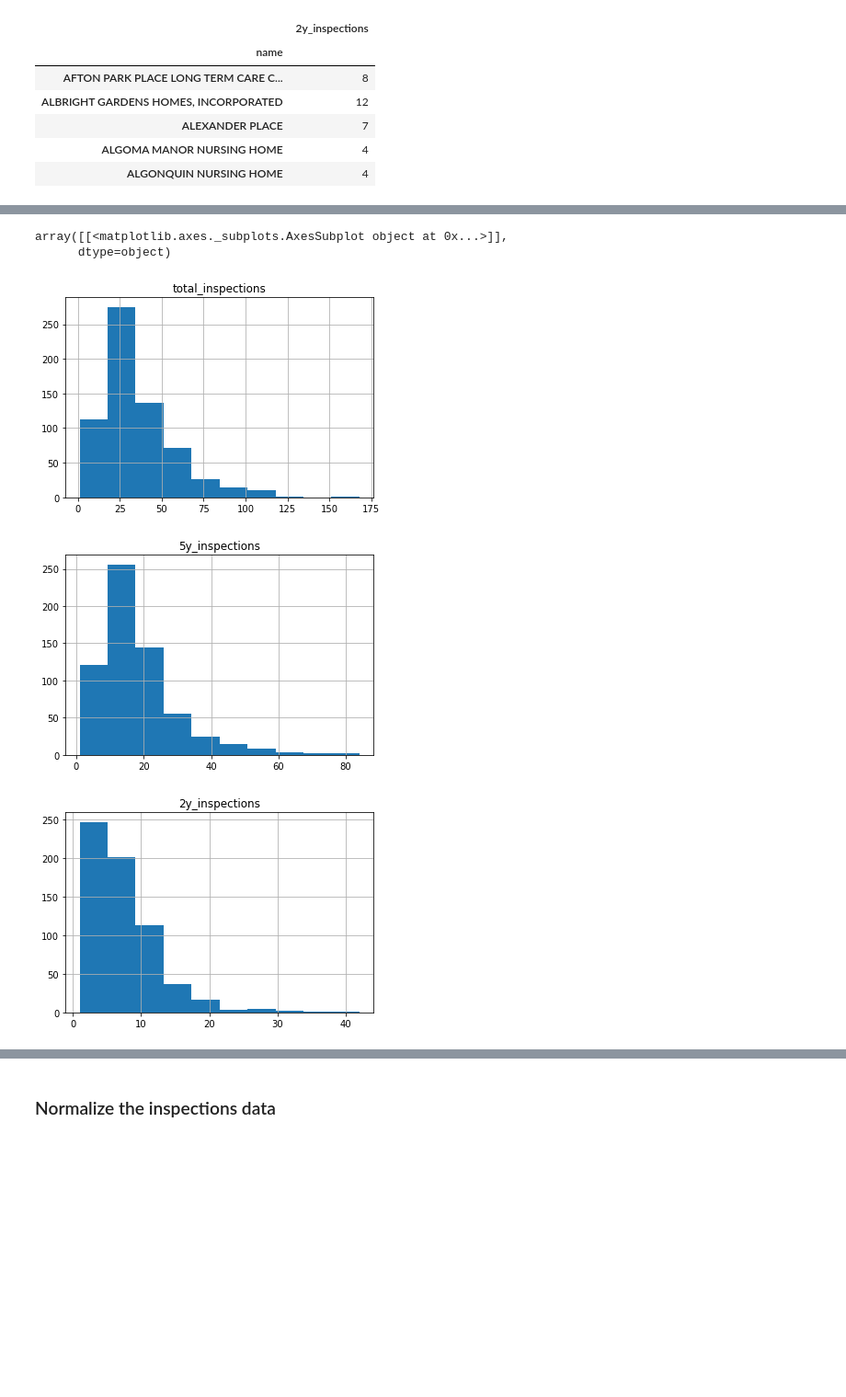
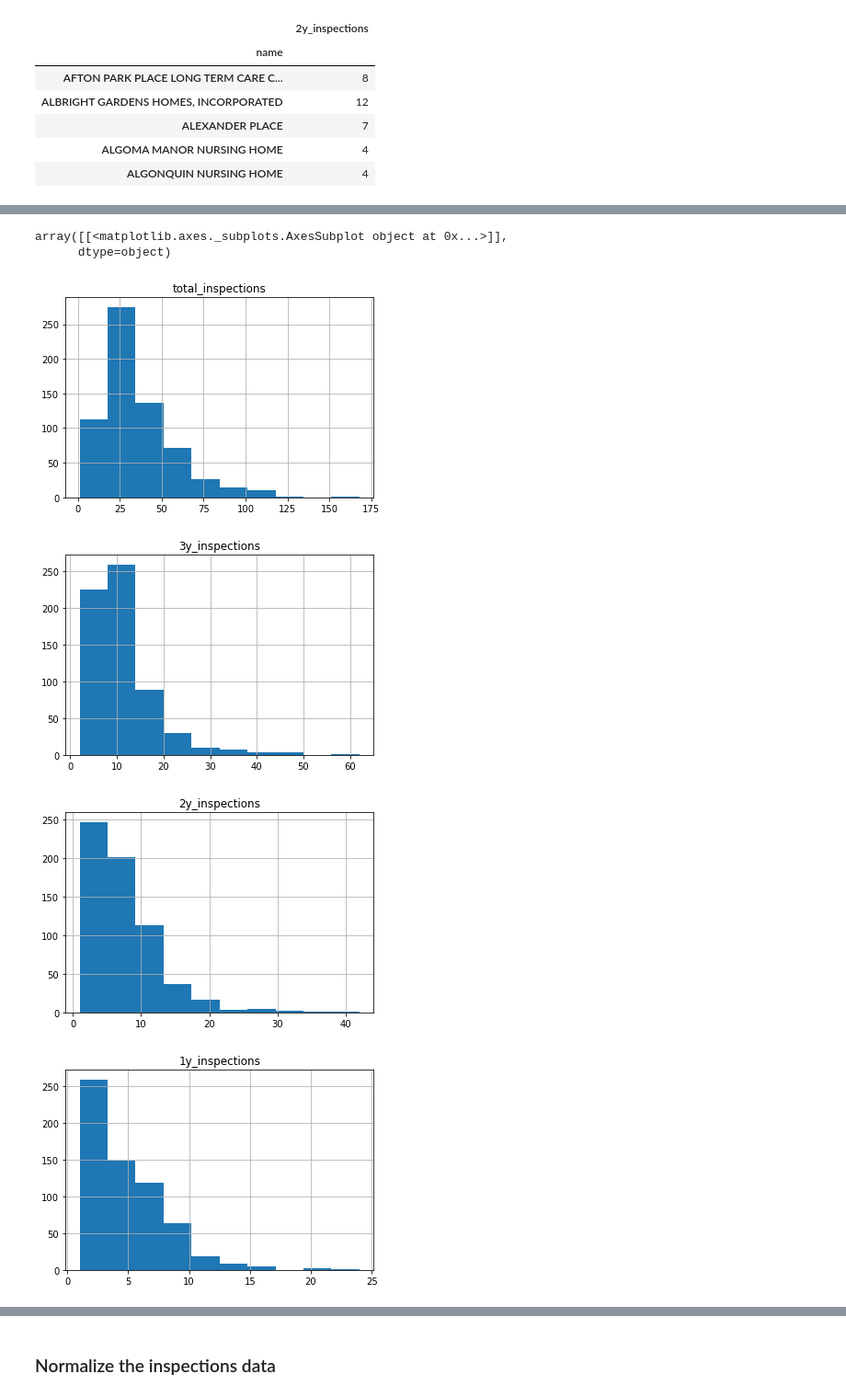
Before and after one commit to nganlyle/wrangle_covid, a Jupyter notebook: LTChomes_analysis_ON/webscraping/LTCgen_data_process.ipynb, the cells around one changed output, grey strips where cells are left out. Shown at 92% size. Drawn from its saved outputs; the diff is of its cells as text; code cells hidden in the pictures; blank space fills up the shorter version.

```diff
--- a/LTChomes_analysis_ON/webscraping/LTCgen_data_process.ipynb
+++ b/LTChomes_analysis_ON/webscraping/LTCgen_data_process.ipynb
@@ -212,12 +212,12 @@ memory usage: 10.2+ KB
 | 3 | ALGOMA DISTRICT HOMES FOR THE AGE... | 5 |
 | 4 | ALGOMA MANOR NURSING HOME | 20 |
 # %%
-# filter for inspections in last 5y - Jan 2015 to end date
-df_5y = inspect[(inspect['inspection_dates'] > '2014-12-31') & (inspect['inspection_dates'] < end_date)]
+# filter for inspections in last 3y - Jan 2017 to end date
+df_3y = inspect[(inspect['inspection_dates'] > '2016-12-31') & (inspect['inspection_dates'] < end_date)]
 
-# create df with number of inspections in the last 5 years
-df_5y = df_5y.groupby(['name']).size().to_frame('5y_inspections')
-df_5y.info()
-df_5y.head()
+# create df with number of inspections in the last 3 years
+df_3y = df_3y.groupby(['name']).size().to_frame('3y_inspections')
+df_3y.info()
+df_3y.head()
 # %% [output]
 <class 'pandas.core.frame.DataFrame'>
@@ -259,3 +259,11 @@ memory usage: 9.8+ KB
 | ALEXANDER PLACE | 7 |
 | ALGOMA MANOR NURSING HOME | 4 |
 | ALGONQUIN NURSING HOME | 4 |
+# %%
+# filter for inspections in last 1y - Jan 2019 to end date
+df_1y = inspect[(inspect['inspection_dates'] > '2018-12-31') & (inspect['inspection_dates'] < end_date)]
+
+# create df with number of inspections in the last 1 years
+df_1y = df_1y.groupby(['name']).size().to_frame('1y_inspections')
+df_1y.info()
+df_1y.head()
@@ -262,20 +286,22 @@ memory usage: 9.8+ KB
 # %%
 df_total.hist(column='total_inspections')
-df_5y.hist(column='5y_inspections')
+df_3y.hist(column='3y_inspections')
 df_2y.hist(column='2y_inspections')
+df_1y.hist(column='1y_inspections')
 
 # # cut total inspections into quartiles and add a column with quartile ranges
 # df_total['quartiles_total_range'] = pd.qcut(df_total['total_inspections'], q=4, precision=0)
 # print(df_total['quartiles_total_range'].value_counts())
 
 # # add column with quartile rank values
 # df_total['quartiles_total_rank'] = pd.qcut(df_total['total_inspections'], q=4, labels = False, precision=0)
 
 # df_total.head()
 # %% [output]
 array([[<matplotlib.axes._subplots.AxesSubplot object at 0x...>]],
       dtype=object)
 [figure]
-[figure, old version]
+[figure, new version]
 [figure]
+[figure, added]
 # %% [markdown]
```
Also changed, not shown: parts of 15 cells of this notebook, 10 other files.
